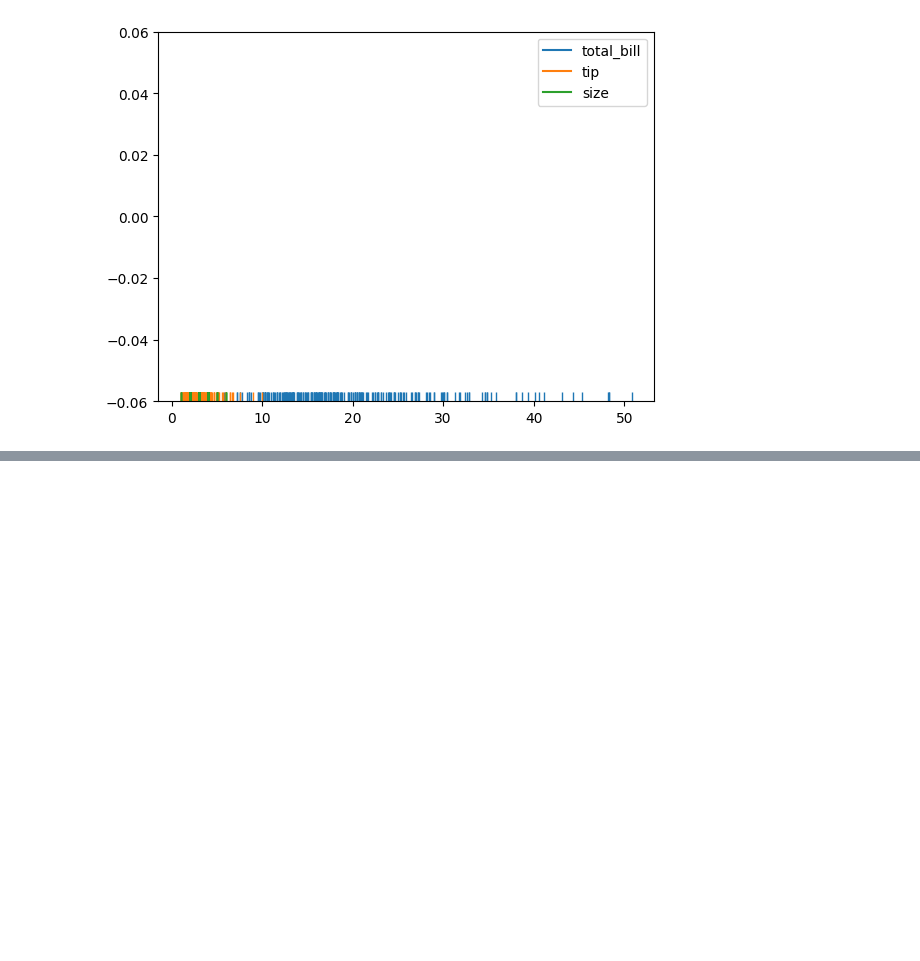
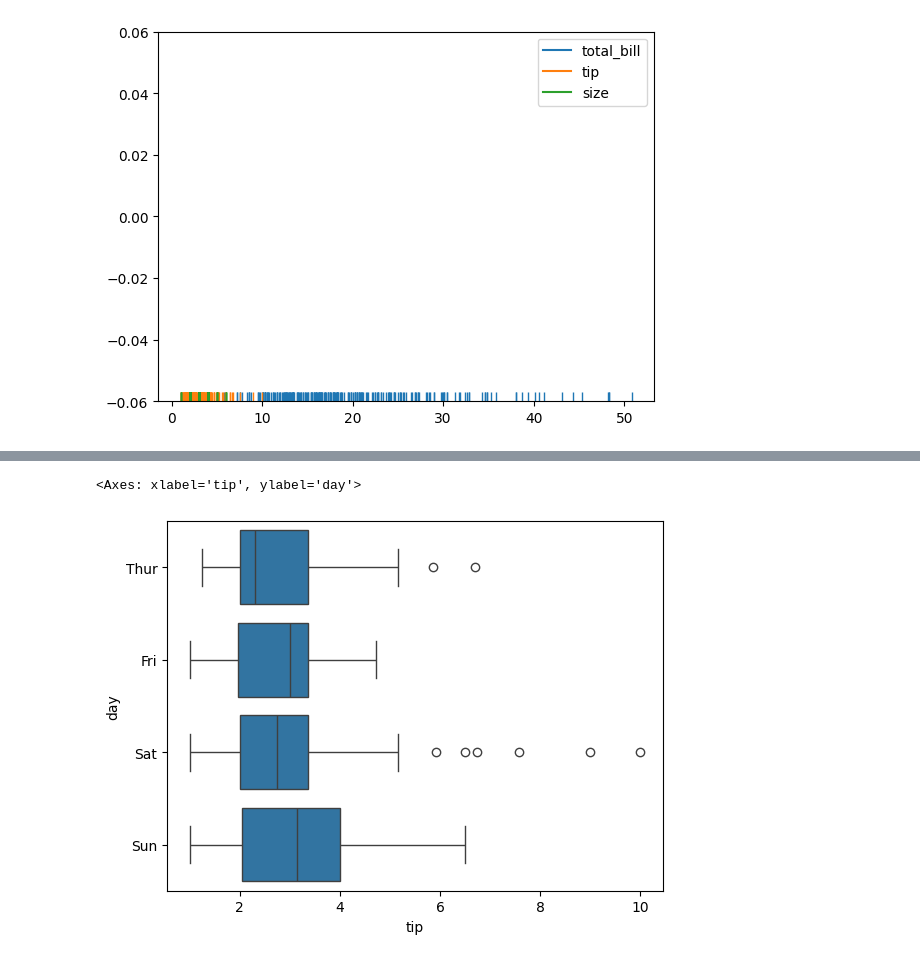
Before and after one commit to Mitan11/Python, a Jupyter notebook: Matplotlib/Seaborn/main.ipynb, the cells around one changed output, grey strips where cells are left out. Saved outputs shown, nothing was run; the diff lists cells and outputs as text; code cells hidden in the pictures; blank space fills up the shorter version.

```diff
--- a/Matplotlib/Seaborn/main.ipynb
+++ b/Matplotlib/Seaborn/main.ipynb
@@ -78,0 +111,5 @@ sns.rugplot(df)  # it draws small vertical lines at each data point along the x-
+# %%
+sns.boxplot(x=df['tip'], y=df['day'], data=df)  # box plot showing distribution of tip amount for each day
+# %% [output]
+<Axes: xlabel='tip', ylabel='day'>
+[figure, added]
```
Also changed, not shown: parts of 20 cells of this notebook, 2 other files.
